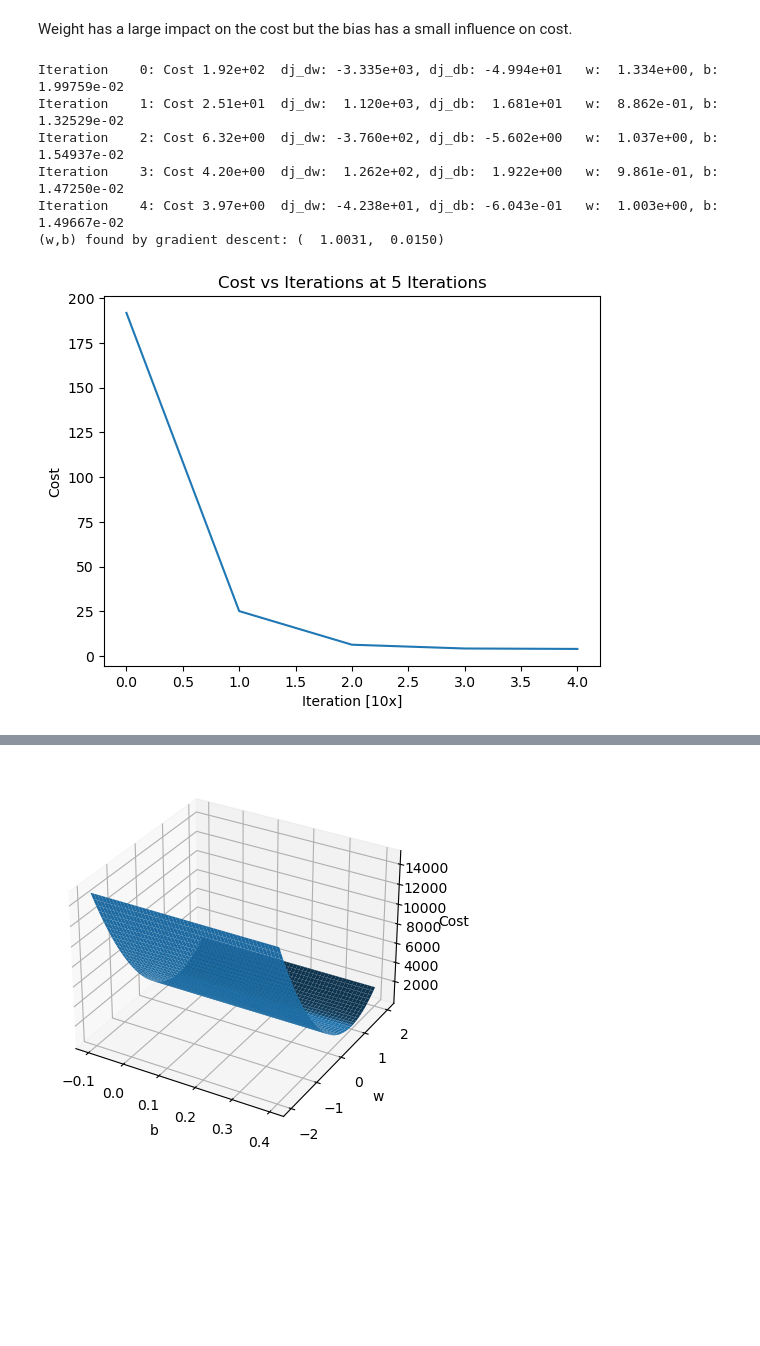
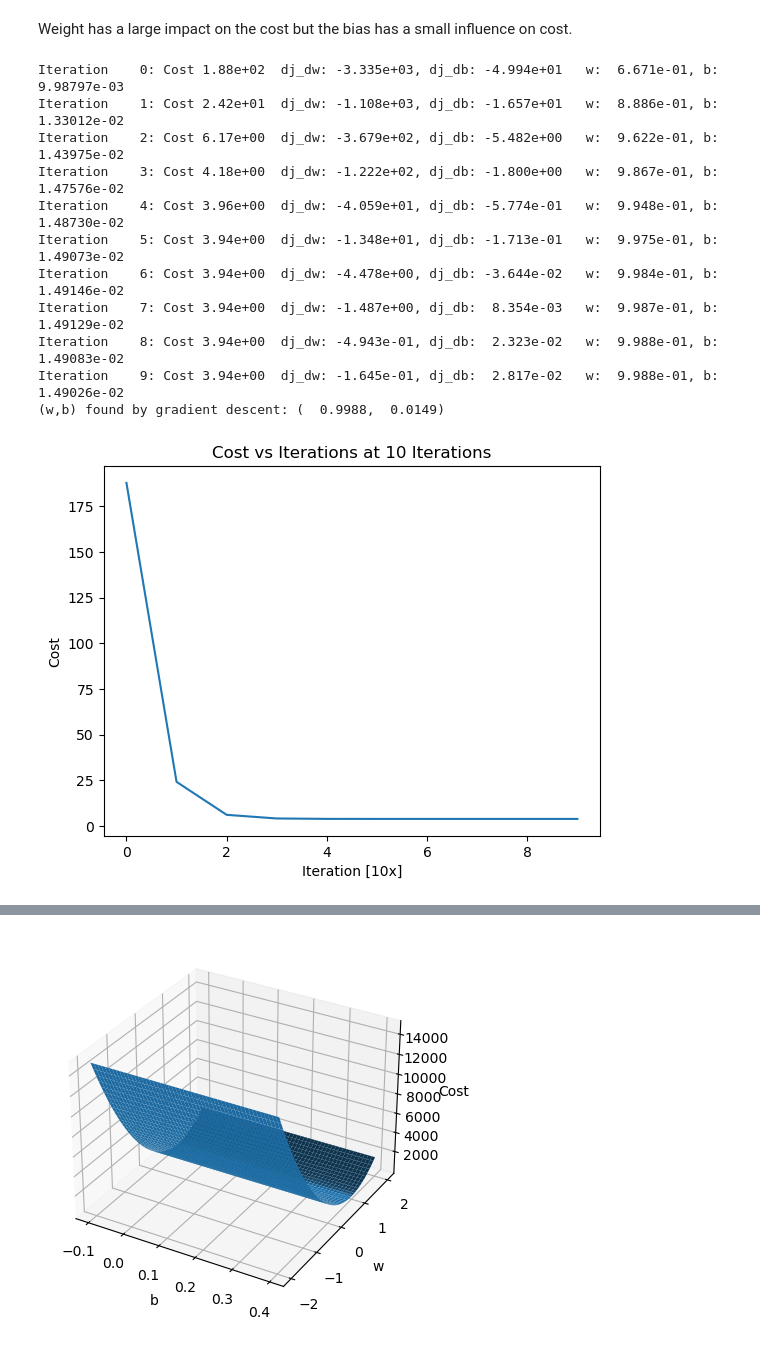
Before and after one commit to WhisperingRock/Kaggle_ML, a Jupyter notebook: univariable-linear-regression.ipynb, the cells around one changed output, grey strips where cells are left out. Drawn from its saved outputs; the diff is of its cells as text; code cells hidden in the pictures; blank space fills up the shorter version.

```diff
--- a/univariable-linear-regression.ipynb
+++ b/univariable-linear-regression.ipynb
@@ -298,28 +298,33 @@ def gradient_descent(x, y, w_in, b_in, alpha, num_iters, cost_function, gradient
 # %%
 # initialize parameters
 w_init = 0
 b_init = 0
 # some gradient descent settings
-iterations = 5
-tmp_alpha = 4e-4
+iterations = 10
+tmp_alpha = 2e-4
 # run gradient descent
 w_final, b_final, J_hist, p_hist = gradient_descent(x_train_c ,y_train_c, w_init, b_init, tmp_alpha,
                                                     iterations, compute_cost, compute_gradient)
 print(f"(w,b) found by gradient descent: ({w_final:8.4f},{b_final:8.4f})")
 
 plt.plot(range(len(J_hist)), J_hist)
 plt.title(f"Cost vs Iterations at {iterations} Iterations")
 plt.ylabel('Cost')
 plt.xlabel('Iteration [10x]')
 plt.show()
 # %% [output]
-Iteration    0: Cost 1.92e+02  dj_dw: -3.335e+03, dj_db: -4.994e+01   w:  1.334e+00, b: 1.99759e-02
-Iteration    1: Cost 2.51e+01  dj_dw:  1.120e+03, dj_db:  1.681e+01   w:  8.862e-01, b: 1.32529e-02
-Iteration    2: Cost 6.32e+00  dj_dw: -3.760e+02, dj_db: -5.602e+00   w:  1.037e+00, b: 1.54937e-02
-Iteration    3: Cost 4.20e+00  dj_dw:  1.262e+02, dj_db:  1.922e+00   w:  9.861e-01, b: 1.47250e-02
-Iteration    4: Cost 3.97e+00  dj_dw: -4.238e+01, dj_db: -6.043e-01   w:  1.003e+00, b: 1.49667e-02
-(w,b) found by gradient descent: (  1.0031,  0.0150)
+Iteration    0: Cost 1.88e+02  dj_dw: -3.335e+03, dj_db: -4.994e+01   w:  6.671e-01, b: 9.98797e-03
+Iteration    1: Cost 2.42e+01  dj_dw: -1.108e+03, dj_db: -1.657e+01   w:  8.886e-01, b: 1.33012e-02
+Iteration    2: Cost 6.17e+00  dj_dw: -3.679e+02, dj_db: -5.482e+00   w:  9.622e-01, b: 1.43975e-02
+Iteration    3: Cost 4.18e+00  dj_dw: -1.222e+02, dj_db: -1.800e+00   w:  9.867e-01, b: 1.47576e-02
+Iteration    4: Cost 3.96e+00  dj_dw: -4.059e+01, dj_db: -5.774e-01   w:  9.948e-01, b: 1.48730e-02
+Iteration    5: Cost 3.94e+00  dj_dw: -1.348e+01, dj_db: -1.713e-01   w:  9.975e-01, b: 1.49073e-02
+Iteration    6: Cost 3.94e+00  dj_dw: -4.478e+00, dj_db: -3.644e-02   w:  9.984e-01, b: 1.49146e-02
+Iteration    7: Cost 3.94e+00  dj_dw: -1.487e+00, dj_db:  8.354e-03   w:  9.987e-01, b: 1.49129e-02
+Iteration    8: Cost 3.94e+00  dj_dw: -4.943e-01, dj_db:  2.323e-02   w:  9.988e-01, b: 1.49083e-02
+Iteration    9: Cost 3.94e+00  dj_dw: -1.645e-01, dj_db:  2.817e-02   w:  9.988e-01, b: 1.49026e-02
+(w,b) found by gradient descent: (  0.9988,  0.0149)
-[figure, old version]
+[figure, new version]
 # %%
 # Checking how the learning rate bounces around cost vs w
 
```
Also changed, not shown: parts of 5 cells of this notebook.
